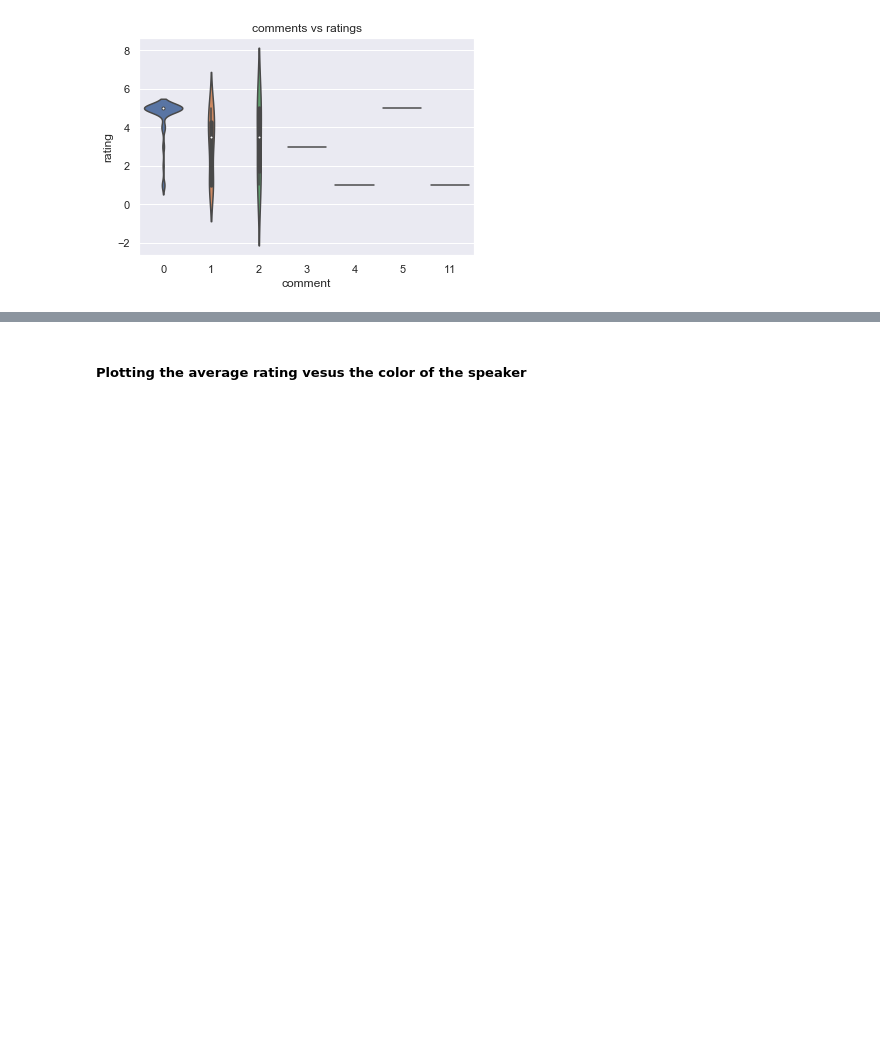
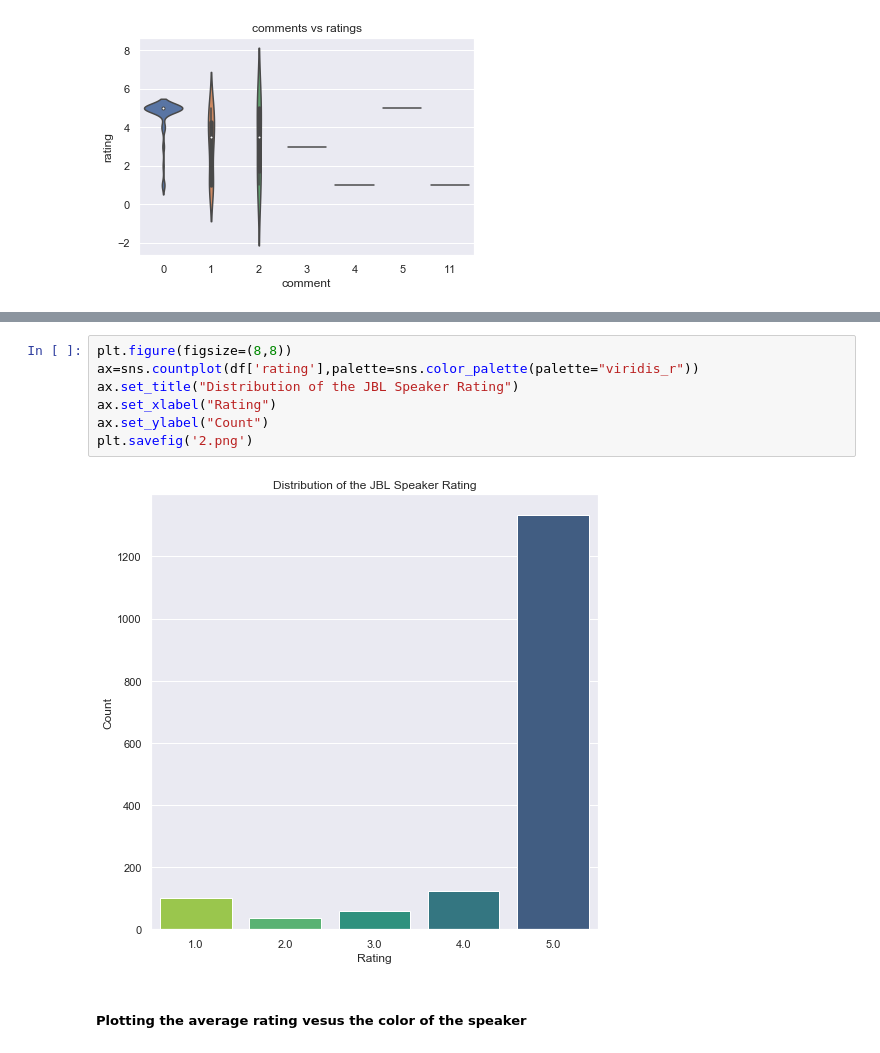
Before and after one commit to kavehamini/Amazon-Review-Analysis-JBL-Charge-4-Speaker-Sentiment-Analysis-NLP, a Jupyter notebook: Sentiment Analysis of Amazon reviews for JBL Speaker.ipynb, the cells around one changed output, grey strips where cells are left out. Saved outputs shown, nothing was run; the diff lists cells and outputs as text; blank space fills up the shorter version.

```diff
--- a/Sentiment Analysis of Amazon reviews for JBL Speaker.ipynb
+++ b/Sentiment Analysis of Amazon reviews for JBL Speaker.ipynb
@@ -73,3 +83,12 @@ plt.show()
+# %%
+plt.figure(figsize=(8,8))
+ax=sns.countplot(df['rating'],palette=sns.color_palette(palette="viridis_r"))
+ax.set_title("Distribution of the JBL Speaker Rating")
+ax.set_xlabel("Rating")
+ax.set_ylabel("Count")
+plt.savefig('2.png')
+# %% [output]
+[figure, added]
 # %% [markdown]
 ##### Plotting the average rating vesus the color of the speaker
 # %%
```
Also changed, not shown: parts of 3 cells of this notebook, 2 other files.
